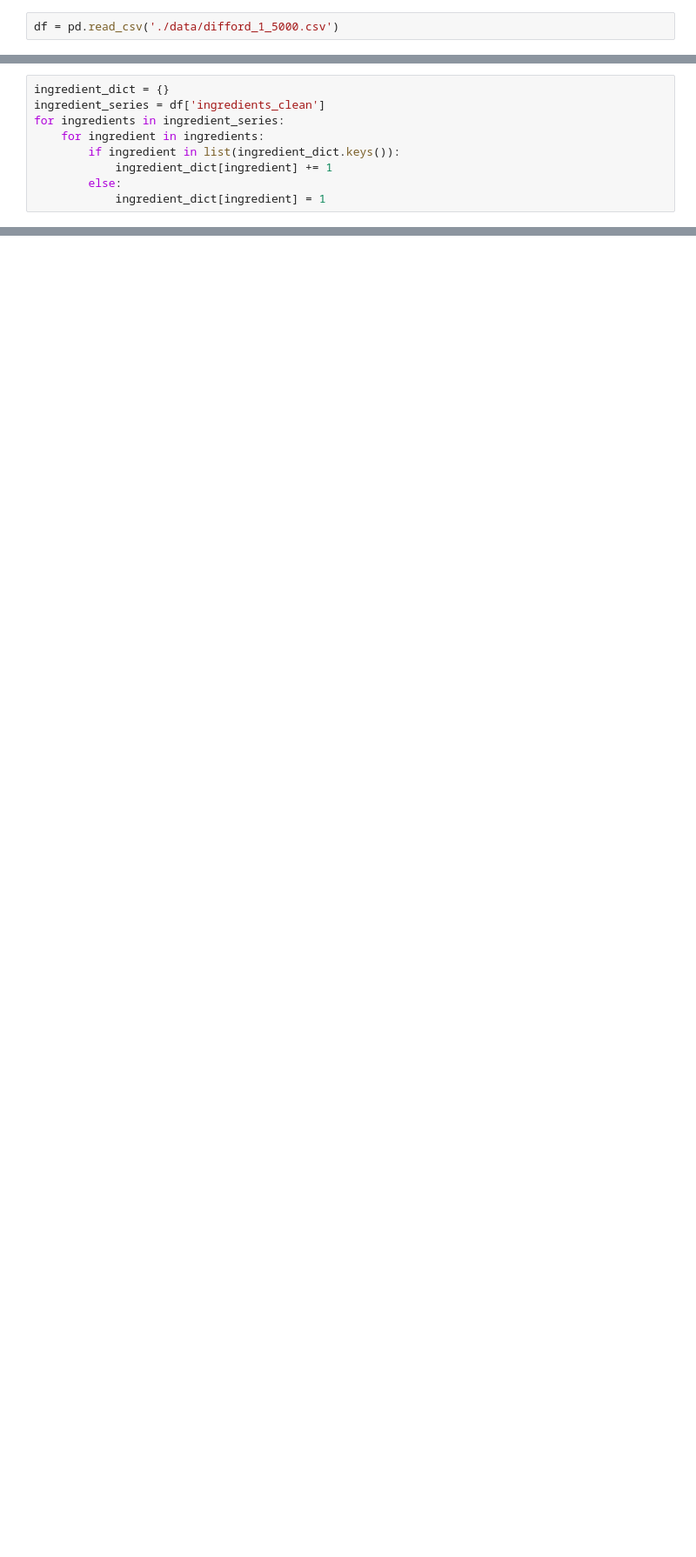
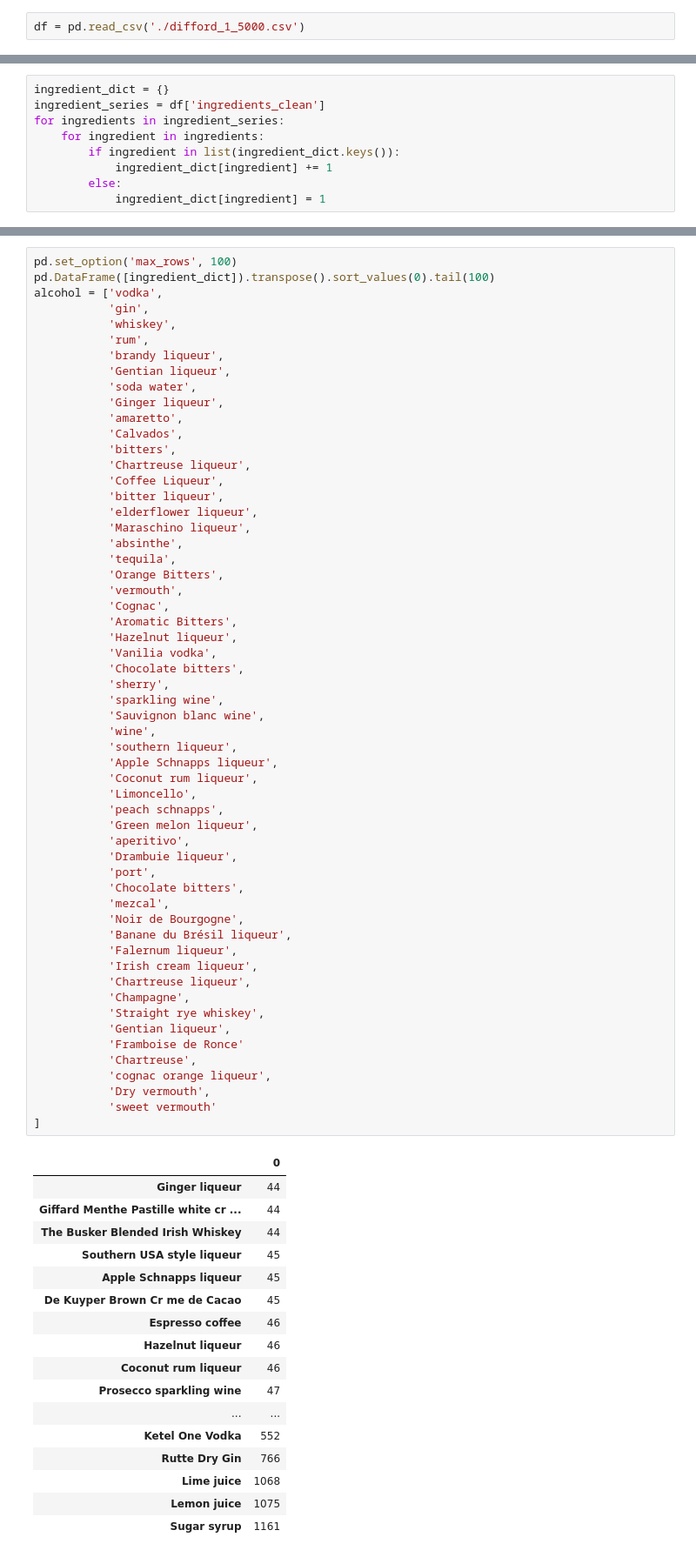
Before and after one commit to Sjoeborg/cocktails, a Jupyter notebook: data_scripts/data/diffords_data_pred.ipynb, the cells around one changed output, grey strips where cells are left out. Shown: that part at 87% size. Drawn from its saved outputs; the diff is of its cells as text; blank space fills up the shorter version.

```diff
--- a/data_scripts/data/diffords_data_pred.ipynb
+++ b/data_scripts/data/diffords_data_pred.ipynb
@@ -3,5 +3,5 @@ import pandas as pd
 import numpy as np
 import re
 # %%
-df = pd.read_csv('./data/difford_1_5000.csv')
+df = pd.read_csv('./difford_1_5000.csv')
 # %%
@@ -142,0 +145,75 @@ df[['name', 'steps','ingredients_clean']].to_parquet('test.parquet')
+# %%
+pd.set_option('max_rows', 100)
+pd.DataFrame([ingredient_dict]).transpose().sort_values(0).tail(100)
+alcohol = ['vodka',
+           'gin',
+           'whiskey',
+           'rum',
+           'brandy liqueur',
+           'Gentian liqueur',
+           'soda water',
+           'Ginger liqueur',
+           'amaretto',
+           'Calvados',
+           'bitters',
+           'Chartreuse liqueur',
+           'Coffee Liqueur',
+           'bitter liqueur',
+           'elderflower liqueur',
+           'Maraschino liqueur',
+           'absinthe',
+           'tequila',
+           'Orange Bitters',
+           'vermouth',
+           'Cognac',
+           'Aromatic Bitters',
+           'Hazelnut liqueur',
+           'Vanilia vodka',
+           'Chocolate bitters',
+           'sherry',
+           'sparkling wine',
+           'Sauvignon blanc wine',
+           'wine',
+           'southern liqueur',
+           'Apple Schnapps liqueur',
+           'Coconut rum liqueur',
+           'Limoncello',
+           'peach schnapps',
+           'Green melon liqueur',
+           'aperitivo',
+           'Drambuie liqueur',
+           'port',
+           'Chocolate bitters',
+           'mezcal',
+           'Noir de Bourgogne',
+           'Banane du Brésil liqueur',
+           'Falernum liqueur',
+           'Irish cream liqueur',
+           'Chartreuse liqueur',
+           'Champagne',
+           'Straight rye whiskey',
+           'Gentian liqueur',
+           'Framboise de Ronce'
+           'Chartreuse',
+           'cognac orange liqueur',
+           'Dry vermouth',
+           'sweet vermouth'
+]
+# %% [output]
+|  | 0 |
+| Ginger liqueur | 44 |
+| Giffard Menthe Pastille white cr ... | 44 |
+| The Busker Blended Irish Whiskey | 44 |
+| Southern USA style liqueur | 45 |
+| Apple Schnapps liqueur | 45 |
+| De Kuyper Brown Cr me de Cacao | 45 |
+| Espresso coffee | 46 |
+| Hazelnut liqueur | 46 |
+| Coconut rum liqueur | 46 |
+| Prosecco sparkling wine | 47 |
+| ... | ... |
+| Ketel One Vodka | 552 |
+| Rutte Dry Gin | 766 |
+| Lime juice | 1068 |
+| Lemon juice | 1075 |
+| Sugar syrup | 1161 |
```
Also changed, not shown: parts of 4 cells of this notebook, 3 other files.
